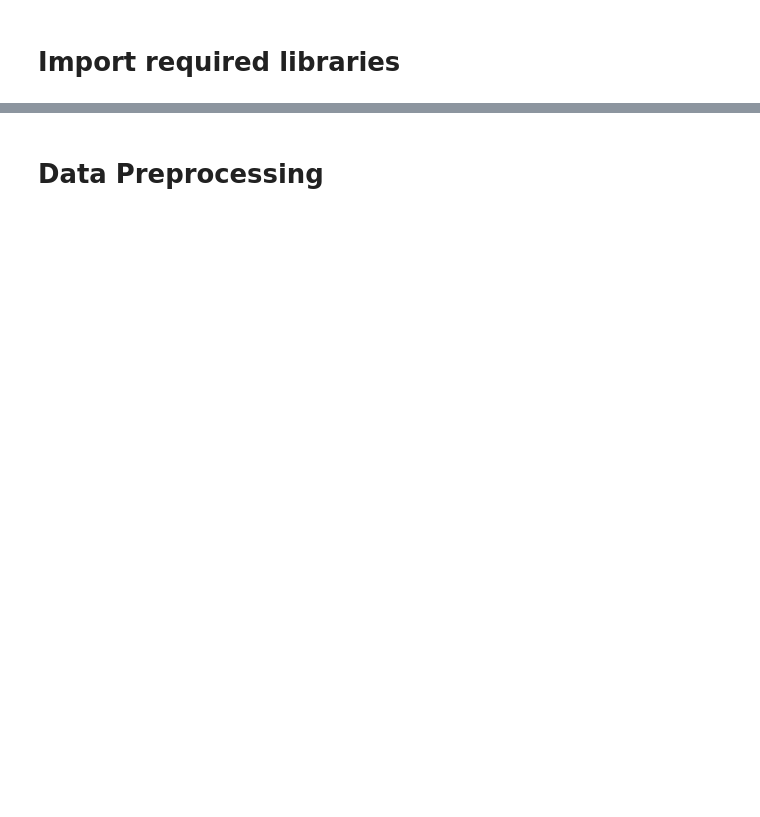
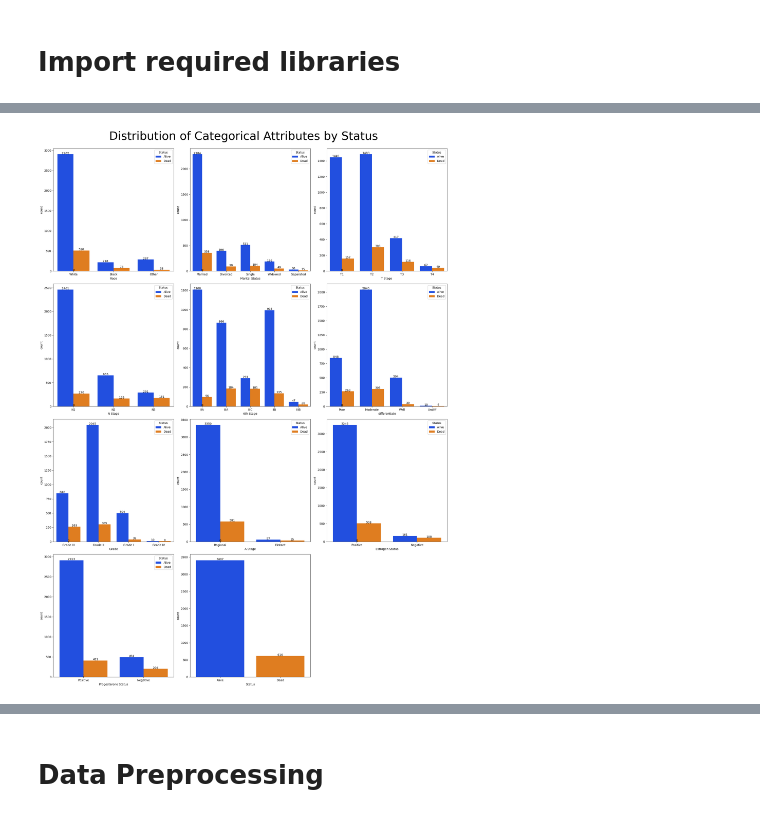
Before and after one commit to DRobbie39/MachineLearning_FinalExam, a Jupyter notebook: SVM.ipynb, the cells around one changed output, grey strips where cells are left out. Cells and saved outputs as stored; diff of their text form; code cells hidden in the pictures; blank space fills up the shorter version.

```diff
--- a/SVM.ipynb
+++ b/SVM.ipynb
@@ -8,0 +179,23 @@ from sklearn.metrics import classification_report, confusion_matrix
+# %%
+# Clean 'Marital Status' column by removing extra spaces
+data['Marital Status'] = data['Marital Status'].str.strip()
+
+# Rename 'Grade' column values
+data['Grade'] = data['Grade'].replace({
+    '3': 'Grade III',
+    '2': 'Grade II',
+    '1': 'Grade I',
+    ' anaplastic; Grade IV': 'Grade IV'
+})
+
+# Rename 'differentiate' column values for better visualization
+data['differentiate'] = data['differentiate'].replace({
+    'Poorly differentiated': 'Poor',
+    'Moderately differentiated': 'Moderate',
+    'Well differentiated': 'Well',
+    'Undifferentiated': 'Undiff'
+})
+# %%
+# View the specific values in the categorical columns
+for col in cat_cols:
+    print(f'{col} has {data[col].unique()} values')
@@ -8,0 +214,21 @@ from sklearn.metrics import classification_report, confusion_matrix
+# %%
+plt.figure(figsize=(20, 27))
+plotnumber = 1
+
+# Loop through each column in the dataframe
+for col in cat_cols:
+    if plotnumber <= len(cat_cols):
+        plt.subplot(4, 3, plotnumber)
+        ax = sns.countplot(x=data[col], hue=data['Status'], palette='bright')
+
+        # Add labels to each bar in the plot
+        for p in ax.patches:
+            ax.text(p.get_x() + p.get_width() / 2., p.get_height() + 3, f'{int(p.get_height())}', ha="center")
+
+    plotnumber += 1
+
+plt.suptitle('Distribution of Categorical Attributes by Status', fontsize=40, y=1)
+plt.tight_layout()
+plt.show()
+# %% [output]
+[figure, added]
```
Also changed, not shown: parts of 18 cells of this notebook.
